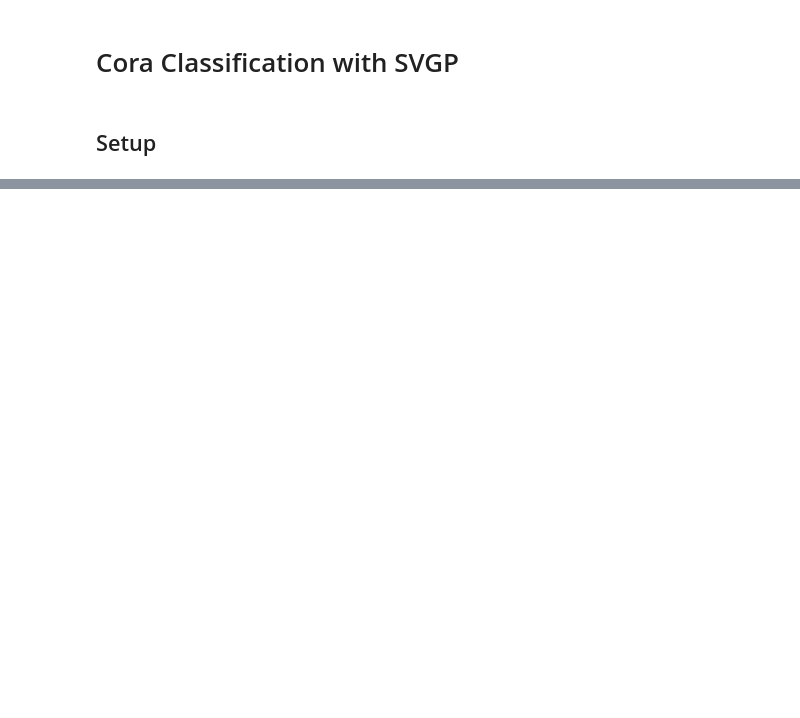
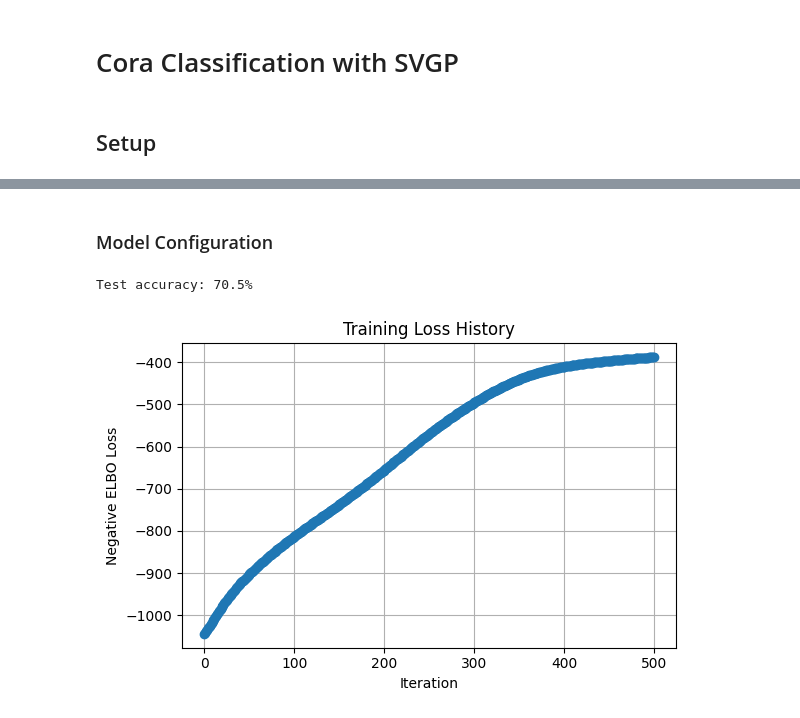
Before and after one commit to MatthewZhang473/Efficient-Gaussian-Process-on-Graphs, a Jupyter notebook: experiments/cora/cora_classification.ipynb, the cells around one changed output, grey strips where cells are left out. Cells and saved outputs as stored; diff of their text form; code cells hidden in the pictures; blank space fills up the shorter version.

```diff
--- a/experiments/cora/cora_classification.ipynb
+++ b/experiments/cora/cora_classification.ipynb
@@ -121,0 +154,8 @@ plt.show()
+# %%
+batch_size = 140 # full batch
+train_ds = tf.data.Dataset.from_tensor_slices((x_train, y_train)) \
+                         .shuffle(train_num).batch(batch_size).repeat()
+
+opt = tf.optimizers.Adam(learning_rate=0.001)
+num_steps = 5
+loss_history = []
@@ -121,0 +265,2 @@ plt.show()
+# %% [markdown]
+### Model Configuration
@@ -121,0 +284,45 @@ plt.show()
+# %%
+batch_size = 140 # full batch
+train_ds = tf.data.Dataset.from_tensor_slices((x_train, y_train)) \
+                         .shuffle(train_num).batch(batch_size).repeat()
+
+opt = tf.optimizers.Adam(learning_rate=0.003)
+num_steps = 500
+loss_history = []
+# %%
+train_iter = iter(train_ds)  # endless iterator
+pbar = tqdm(range(num_steps), desc="Training SVGP", unit="step")
+
+for step in pbar:
+    Xb, Yb = next(train_iter)
+    with tf.GradientTape() as tape:
+        loss = model.training_loss((Xb, Yb))   # negative ELBO
+    grads = tape.gradient(loss, model.trainable_variables)
+    opt.apply_gradients(zip(grads, model.trainable_variables))
+
+    # record the ELBO (positive) rather than its negative
+    elbo = -loss.numpy()
+    loss_history.append(elbo)
+
+    # update the bar with the latest loss
+    pbar.set_postfix(loss=f"{elbo:.3e}")
+# %%
+# 5. Evaluate
+probs, _ = model.predict_y(x_test)
+y_pred   = np.argmax(probs, axis=1)
+acc      = accuracy_score(y_test, y_pred)
+print(f"Test accuracy: {acc*100:.1f}%")
+# %% [output]
+Test accuracy: 70.5%
+# %%
+# --- Plot 1: ELBO (actually negative loss) over iterations ---
+plt.figure(figsize=(6,4))
+plt.plot(loss_history, marker='o', linestyle='-')
+plt.xlabel("Iteration")
+plt.ylabel("Negative ELBO Loss")
+plt.title("Training Loss History")
+plt.grid(True)
+plt.tight_layout()
+plt.show()
+# %% [output]
+[figure, added]
```
Also changed, not shown: parts of 27 cells of this notebook, 2 other files.
